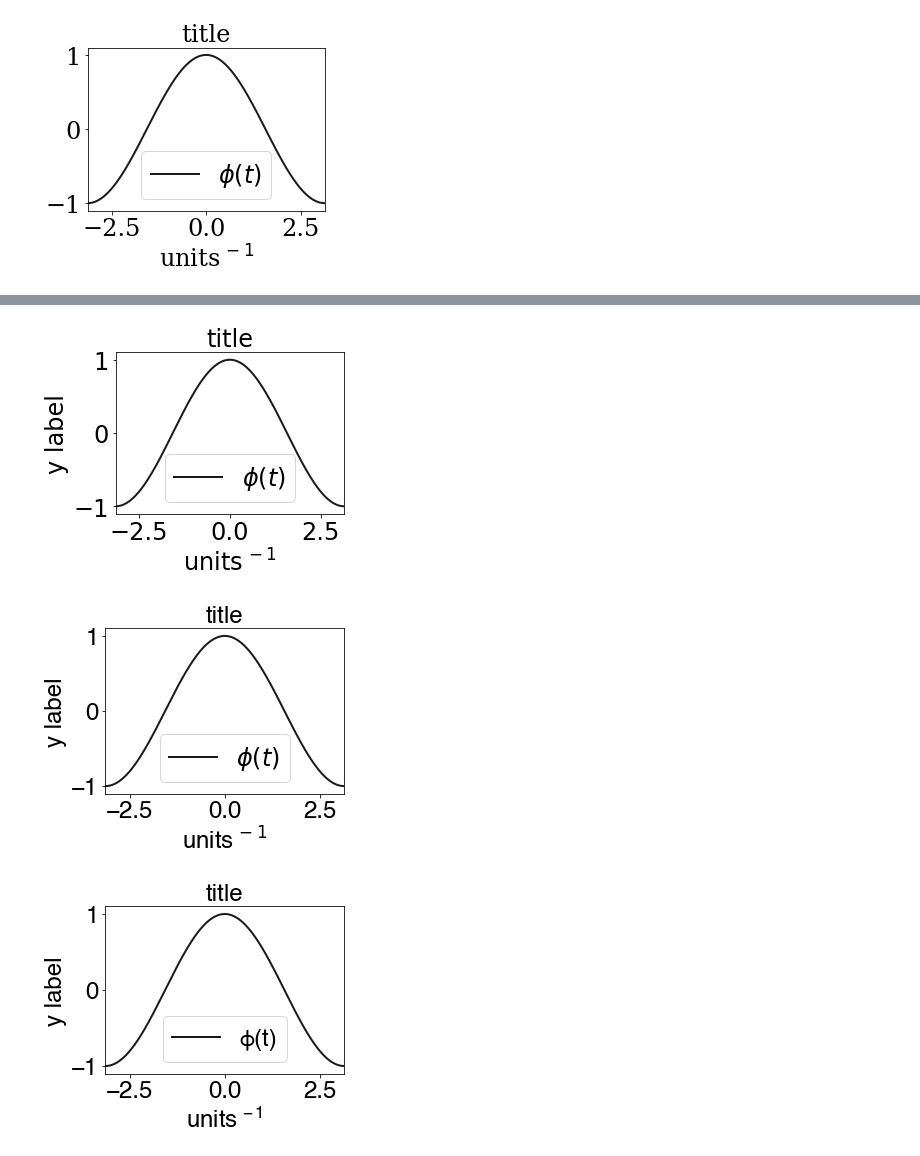
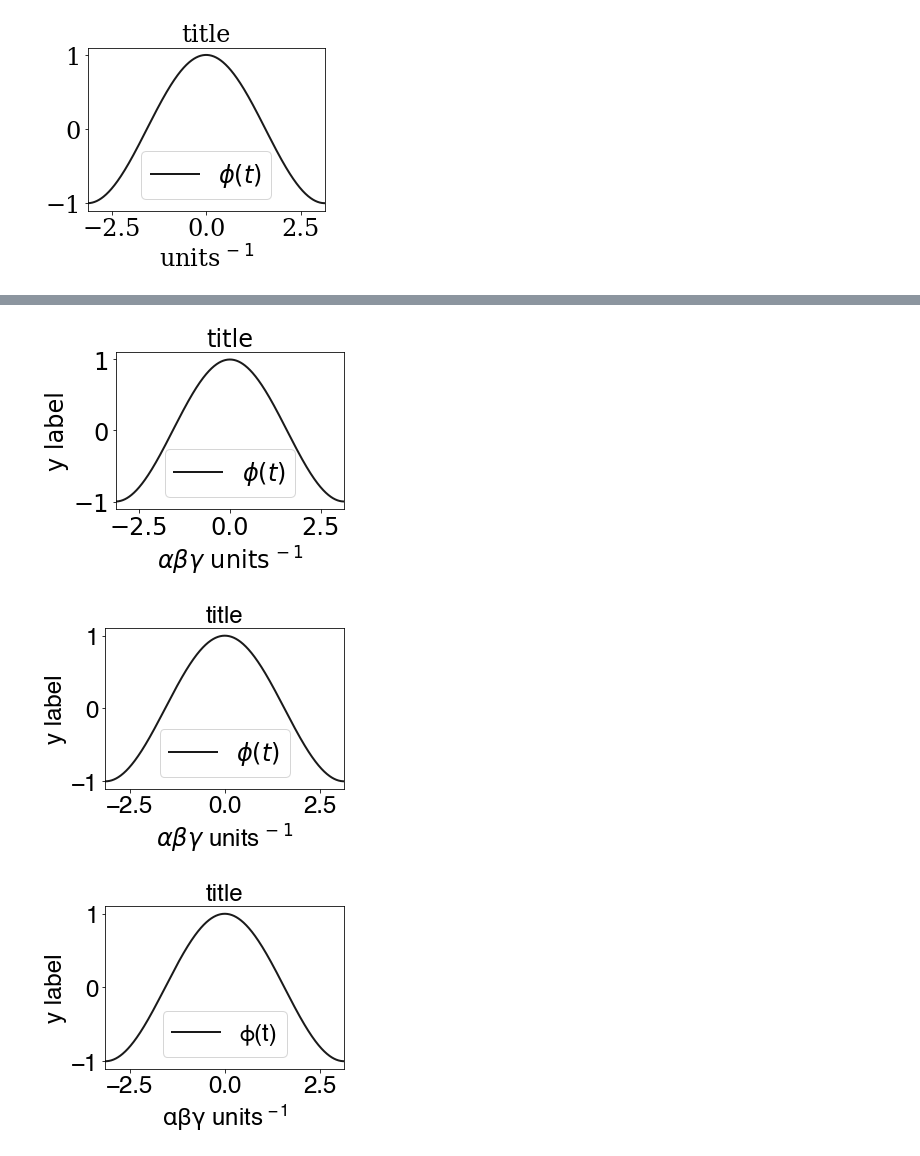
Before and after one commit to bairdlangenbrunner/python-for-climate-scientists, a Jupyter notebook: _site/jupyter/helvetica_vs_dejavu.ipynb, the cells around one changed output, grey strips where cells are left out. Drawn from its saved outputs; the diff is of its cells as text; code cells hidden in the pictures.

```diff
--- a/_site/jupyter/helvetica_vs_dejavu.ipynb
+++ b/_site/jupyter/helvetica_vs_dejavu.ipynb
@@ -18,20 +20,20 @@ matplotlib.get_cachedir()
 # %% [markdown]
 See this: https://matplotlib.org/gallery/api/font_family_rc_sgskip.htmlar
 # %%
-xvals = numpy.linspace(-5,5,1000)
-yvals = numpy.cos(xvals)
+xvals = np.linspace(-5,5,1000)
+yvals = np.cos(xvals)
 # %% [markdown]
 helvetica
 # %%
-mp.rcParams['font.family'] = 'serif'
+plt.rcParams['font.family'] = 'serif'
 
 fontsize = 24
 
-fig, ax = mp.subplots()
+fig, ax = plt.subplots()
 fig.set_size_inches(4.25,3)
-ax.plot(xvals,yvals,c='0.1',lw=2,label='$\phi(t)$')
+ax.plot(xvals,yvals,c='0.1',lw=2,label=r'$\phi(t)$')
 ax.tick_params(labelsize=fontsize)
-ax.set_xlim(-numpy.pi, numpy.pi)
+ax.set_xlim(-np.pi, np.pi)
 
 ax.legend(fontsize=fontsize, facecolor='None')
 ax.set_title('title', fontsize=fontsize)
@@ -60,66 +62,66 @@ KeysView(RcParams({'_internal.classic_mode': False,
           'ytick.minor.width': 0.6,
           'ytick.right': False}))
 # %%
-mp.rcParams['font.family'] = 'sans serif'
-mp.rcParams['font.sans-serif'] = ['DejaVu Sans']
+plt.rcParams['font.family'] = 'sans serif'
+plt.rcParams['font.sans-serif'] = ['DejaVu Sans']
 
 fontsize = 24
 
-fig, ax = mp.subplots()
+fig, ax = plt.subplots()
 fig.set_size_inches(4.5,3.75)
-ax.plot(xvals,yvals,c='0.1',lw=2,label='$\phi(t)$')
+ax.plot(xvals,yvals,c='0.1',lw=2,label=r'$\phi(t)$')
 ax.tick_params(labelsize=fontsize)
-ax.set_xlim(-numpy.pi, numpy.pi)
+ax.set_xlim(-np.pi, np.pi)
 
 ax.set_title('title', fontsize=fontsize)
-ax.set_xlabel('units$^{\,-1}$', fontsize=fontsize)
+ax.set_xlabel(r'$\alpha \beta \gamma$ units$^{\,-1}$', fontsize=fontsize)
 ax.set_ylabel('y label', fontsize=fontsize)
 
 ax.legend(fontsize=fontsize, loc=0, facecolor='None') #framealpha=0)
 fig.tight_layout()
 
 fig.savefig('../figures/fonts/dejavu_sans_example.png', dpi=300, transparent=True, bbox_inches='tight')
 # %% [output]
-[figure, old version]
+[figure, new version]
 # %%
-mp.rcParams['font.family'] = 'sans serif'
-mp.rcParams['font.sans-serif'] = ['Helvetica']
-#mp.rcParams.update({'mathtext.default': 'regular'})
+plt.rcParams['font.family'] = 'sans serif'
+plt.rcParams['font.sans-serif'] = ['Helvetica']
+#plt.rcParams.update({'mathtext.default': 'regular'})
 
 fontsize = 24
 
-fig, ax = mp.subplots()
+fig, ax = plt.subplots()
 fig.set_size_inches(4.5,3.75)
-ax.plot(xvals,yvals,c='0.1',lw=2,label='$\phi(t)$')
+ax.plot(xvals,yvals,c='0.1',lw=2,label=r'$\phi(t)$')
 ax.tick_params(labelsize=fontsize)
-ax.set_xlim(-numpy.pi, numpy.pi)
+ax.set_xlim(-np.pi, np.pi)
 
 ax.set_title('title', fontsize=fontsize)
-ax.set_xlabel('units$^{\,-1}$', fontsize=fontsize)
+ax.set_xlabel(r'$\alpha \beta \gamma$ units$^{\,-1}$', fontsize=fontsize)
 ax.set_ylabel('y label', fontsize=fontsize)
 
 ax.legend(fontsize=fontsize, loc=0, facecolor='None')
 fig.tight_layout()
-#ax.add_artist(mp.Rectangle((0.7,-2.01), 1.25, 0.4, clip_on=False, facecolor='none', edgecolor='firebrick', linewidth=1))
+#ax.add_artist(plt.Rectangle((0.3,-1.75), 1., 0.3, clip_on=False, facecolor='none', edgecolor='firebrick', linewidth=1))
 
 fig.savefig('../figures/fonts/helvetica_example.png', dpi=300, transparent=True, bbox_inches='tight')
 # %% [output]
-[figure, old version]
+[figure, new version]
 # %%
-mp.rcParams['font.family'] = 'sans serif'
-mp.rcParams['font.sans-serif'] = ['Helvetica']
-mp.rcParams.update({'mathtext.default': 'regular'})
+plt.rcParams['font.family'] = 'sans serif'
+plt.rcParams['font.sans-serif'] = ['Helvetica']
+plt.rcParams.update({'mathtext.default': 'regular'})
 
 fontsize = 24
 
-fig, ax = mp.subplots()
+fig, ax = plt.subplots()
 fig.set_size_inches(4.5,3.75)
-ax.plot(xvals,yvals,c='0.1',lw=2,label='$\phi(t)$')
+ax.plot(xvals,yvals,c='0.1',lw=2,label=r'$\phi(t)$')
 ax.tick_params(labelsize=fontsize)
-ax.set_xlim(-numpy.pi, numpy.pi)
+ax.set_xlim(-np.pi, np.pi)
 
 ax.set_title('title', fontsize=fontsize)
-ax.set_xlabel('units$^{\,-1}$', fontsize=fontsize)
+ax.set_xlabel(r'$\alpha \beta \gamma$ units$^{\,-1}$', fontsize=fontsize)
 ax.set_ylabel('y label', fontsize=fontsize)
 
 ax.legend(fontsize=fontsize, loc=0, facecolor='None')
@@ -127,4 +129,4 @@ fig.tight_layout()
 
 fig.savefig('../figures/fonts/helvetica_example_fixed_mathtext.png', dpi=300, transparent=True, bbox_inches='tight')
 # %% [output]
-[figure, old version]
+[figure, new version]
```
Also changed, not shown: parts of 2 cells of this notebook, 24 other files.
